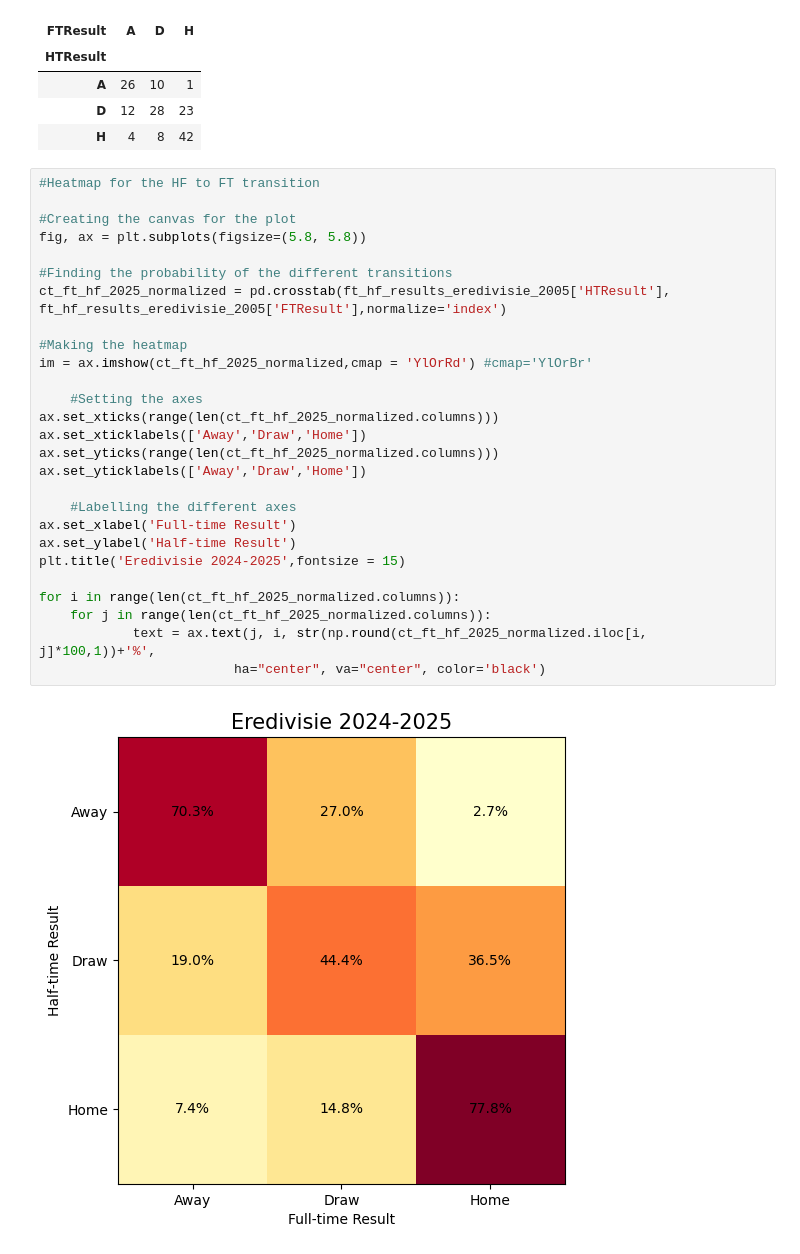
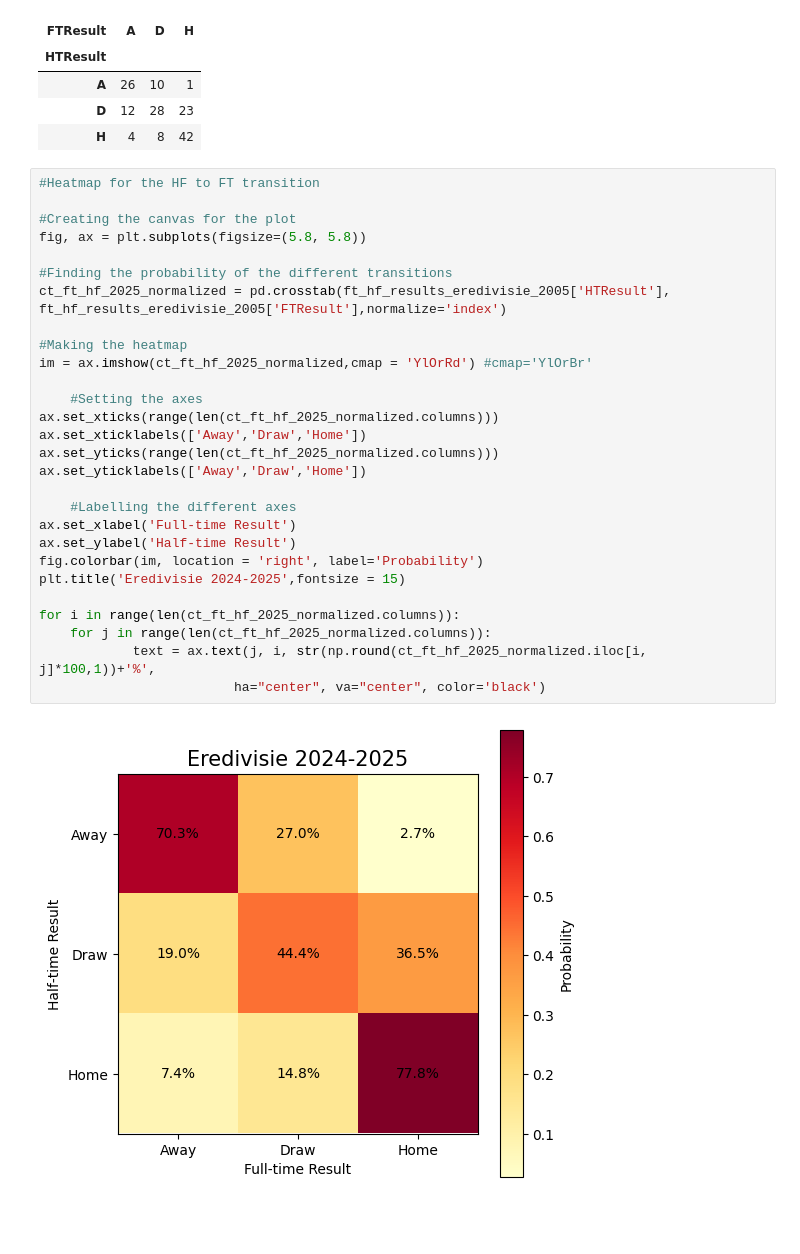
Before and after one commit to Dolfas/Football-Research, a Jupyter notebook: Rodolfo/Eredivisie.ipynb, the cells around one changed output. Drawn from its saved outputs; the diff is of its cells as text; blank space fills up the shorter version.

Commit message:
new plots

```diff
--- a/Rodolfo/Eredivisie.ipynb
+++ b/Rodolfo/Eredivisie.ipynb
@@ -86,29 +87,30 @@ ct_ft_hf_2025
 # %%
 #Heatmap for the HF to FT transition
 
 #Creating the canvas for the plot
 fig, ax = plt.subplots(figsize=(5.8, 5.8))
 
 #Finding the probability of the different transitions
 ct_ft_hf_2025_normalized = pd.crosstab(ft_hf_results_eredivisie_2005['HTResult'], ft_hf_results_eredivisie_2005['FTResult'],normalize='index')
 
 #Making the heatmap
 im = ax.imshow(ct_ft_hf_2025_normalized,cmap = 'YlOrRd') #cmap='YlOrBr'
 
     #Setting the axes
 ax.set_xticks(range(len(ct_ft_hf_2025_normalized.columns)))
 ax.set_xticklabels(['Away','Draw','Home'])
 ax.set_yticks(range(len(ct_ft_hf_2025_normalized.columns)))
 ax.set_yticklabels(['Away','Draw','Home'])
 
     #Labelling the different axes
 ax.set_xlabel('Full‑time Result')
 ax.set_ylabel('Half‑time Result')
+fig.colorbar(im, location = 'right', label='Probability')
 plt.title('Eredivisie 2024-2025',fontsize = 15)
 
 for i in range(len(ct_ft_hf_2025_normalized.columns)):
     for j in range(len(ct_ft_hf_2025_normalized.columns)):
             text = ax.text(j, i, str(np.round(ct_ft_hf_2025_normalized.iloc[i, j]*100,1))+'%',
                          ha="center", va="center", color='black')
 # %% [output]
-[figure, old version]
+[figure, new version]
```
Also changed, not shown: parts of 11 cells of this notebook.
